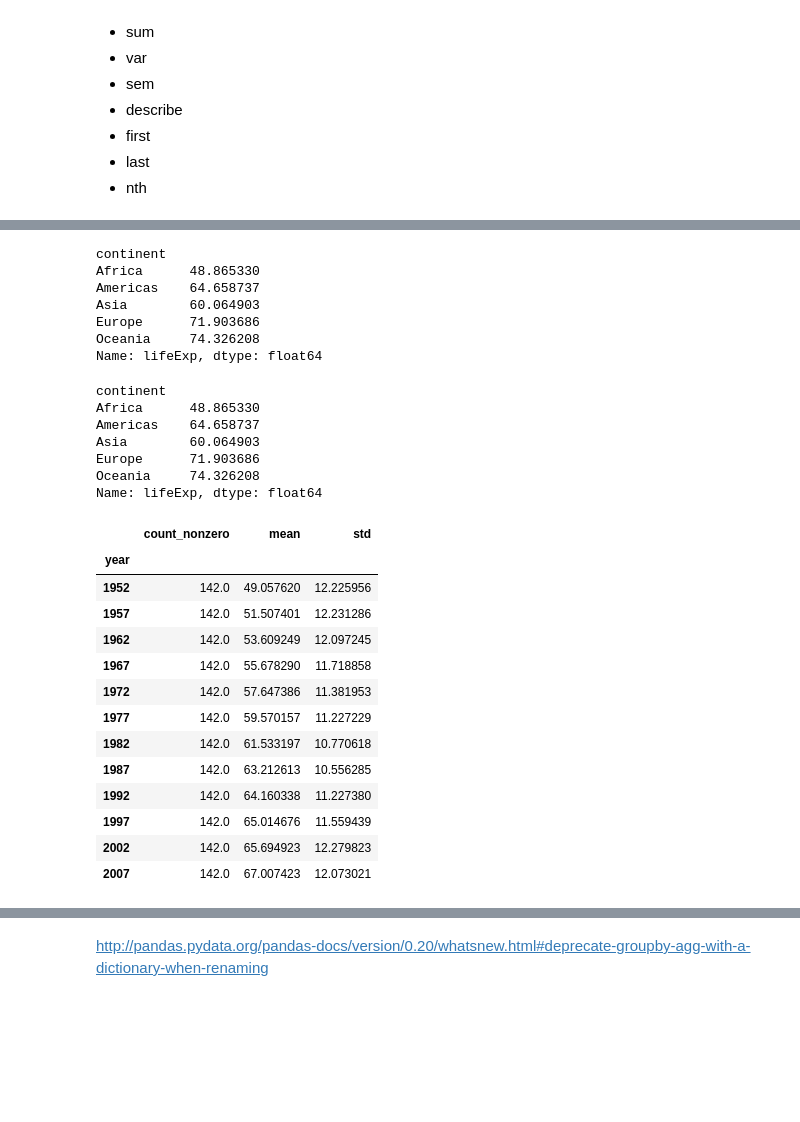
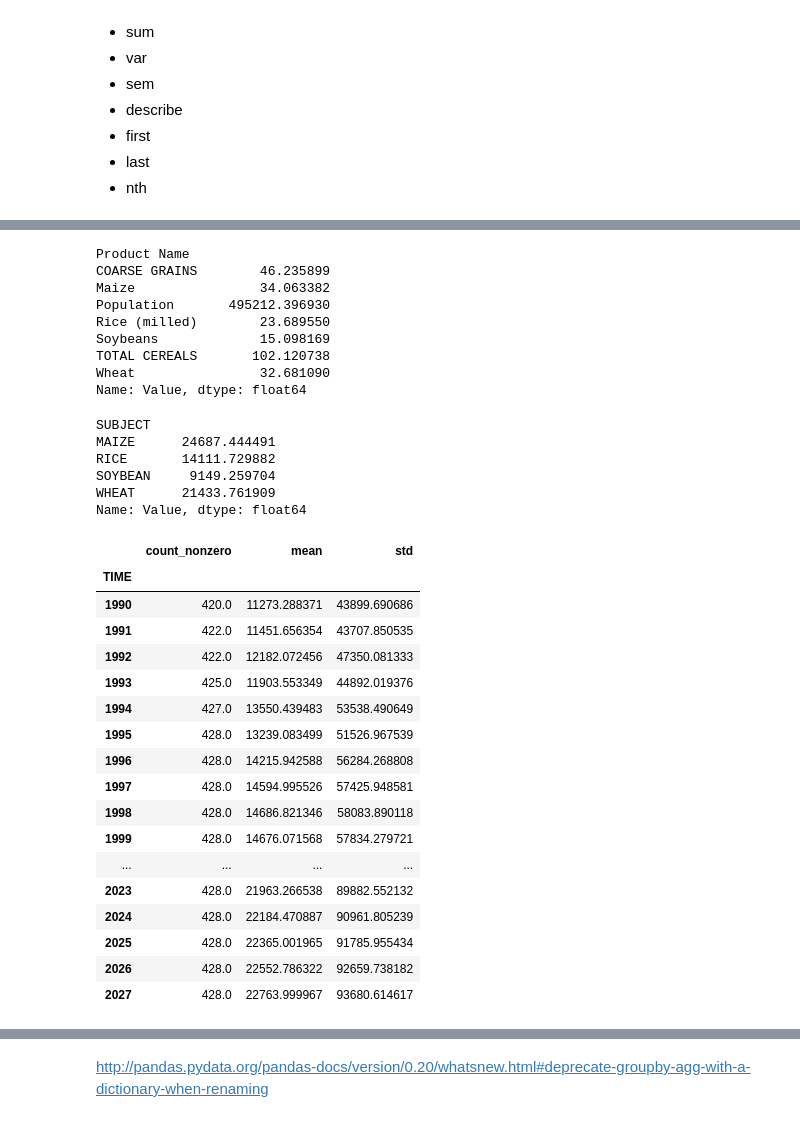
Before and after one commit to LaGuer/scipy-2017-tutorial-pandas, a Jupyter notebook: 01-notes/07-groupby.ipynb, the cells around one changed output, grey strips where cells are left out. Drawn from its saved outputs; the diff is of its cells as text; code cells hidden in the pictures; blank space fills up the shorter version.

```diff
--- a/01-notes/07-groupby.ipynb
+++ b/01-notes/07-groupby.ipynb
@@ -9 +7,5 @@ gapminder = pd.read_csv('../data/gapminder.tsv', sep='\t')
+# %%
+#gapminder = pd.read_csv('../data/gapminder.tsv', sep='\t')
+wheat = pd.read_csv('https://raw.githubusercontent.com/LaGuer/JupyterDataScienceWorkflow/master/dataset/CRSW-AMIS.csv')
+rice = pd.read_csv('https://raw.githubusercontent.com/LaGuer/JupyterDataScienceWorkflow/master/dataset/oecd-CRSW-crop-production.csv')
 # %%
@@ -81,51 +112,56 @@ gapminder.groupby('continent')['lifeExp'].describe()
 import numpy as np
 
 # these 2 do the same thing
-gapminder.groupby('continent')['lifeExp'].aggregate(np.mean)
-gapminder.groupby('continent')['lifeExp'].agg(np.mean)
+rice.groupby('SUBJECT')['Value'].aggregate(np.mean)
+wheat.groupby('Product Name')['Value'].agg(np.mean)
 # %% [output]
-continent
-Africa      48.865330
-Americas    64.658737
-Asia        60.064903
-Europe      71.903686
-Oceania     74.326208
-Name: lifeExp, dtype: float64
+Product Name
+COARSE GRAINS        46.235899
+Maize                34.063382
+Population       495212.396930
+Rice (milled)        23.689550
+Soybeans             15.098169
+TOTAL CEREALS       102.120738
+Wheat                32.681090
+Name: Value, dtype: float64
 # %%
 def my_mean(values):
     n = len(values)
     s = np.sum(values)
     return s / n
 # %%
-gapminder.groupby('continent')['lifeExp'].agg(my_mean)
+rice.groupby('SUBJECT')['Value'].agg(my_mean)
 # %% [output]
-continent
-Africa      48.865330
-Americas    64.658737
-Asia        60.064903
-Europe      71.903686
-Oceania     74.326208
-Name: lifeExp, dtype: float64
+SUBJECT
+MAIZE      24687.444491
+RICE       14111.729882
+SOYBEAN     9149.259704
+WHEAT      21433.761909
+Name: Value, dtype: float64
 # %%
 # multiple functions
-gapminder.groupby('year')['lifeExp'].agg([
+rice.groupby('TIME')['Value'].agg([
     np.count_nonzero,
     np.mean,
     np.std
 ])
 # %% [output]
 |  | count_nonzero | mean | std |
-| year |  |  |  |
-| 1952 | 142.0 | 49.057620 | 12.225956 |
-| 1957 | 142.0 | 51.507401 | 12.231286 |
-| 1962 | 142.0 | 53.609249 | 12.097245 |
-| 1967 | 142.0 | 55.678290 | 11.718858 |
-| 1972 | 142.0 | 57.647386 | 11.381953 |
-| 1977 | 142.0 | 59.570157 | 11.227229 |
-| 1982 | 142.0 | 61.533197 | 10.770618 |
-| 1987 | 142.0 | 63.212613 | 10.556285 |
-| 1992 | 142.0 | 64.160338 | 11.227380 |
-| 1997 | 142.0 | 65.014676 | 11.559439 |
-| 2002 | 142.0 | 65.694923 | 12.279823 |
-| 2007 | 142.0 | 67.007423 | 12.073021 |
+| TIME |  |  |  |
+| 1990 | 420.0 | 11273.288371 | 43899.690686 |
+| 1991 | 422.0 | 11451.656354 | 43707.850535 |
+| 1992 | 422.0 | 12182.072456 | 47350.081333 |
+| 1993 | 425.0 | 11903.553349 | 44892.019376 |
+| 1994 | 427.0 | 13550.439483 | 53538.490649 |
+| 1995 | 428.0 | 13239.083499 | 51526.967539 |
+| 1996 | 428.0 | 14215.942588 | 56284.268808 |
+| 1997 | 428.0 | 14594.995526 | 57425.948581 |
+| 1998 | 428.0 | 14686.821346 | 58083.890118 |
+| 1999 | 428.0 | 14676.071568 | 57834.279721 |
+| ... | ... | ... | ... |
+| 2023 | 428.0 | 21963.266538 | 89882.552132 |
+| 2024 | 428.0 | 22184.470887 | 90961.805239 |
+| 2025 | 428.0 | 22365.001965 | 91785.955434 |
+| 2026 | 428.0 | 22552.786322 | 92659.738182 |
+| 2027 | 428.0 | 22763.999967 | 93680.614617 |
 # %%
```
Also changed, not shown: parts of 14 cells of this notebook.
